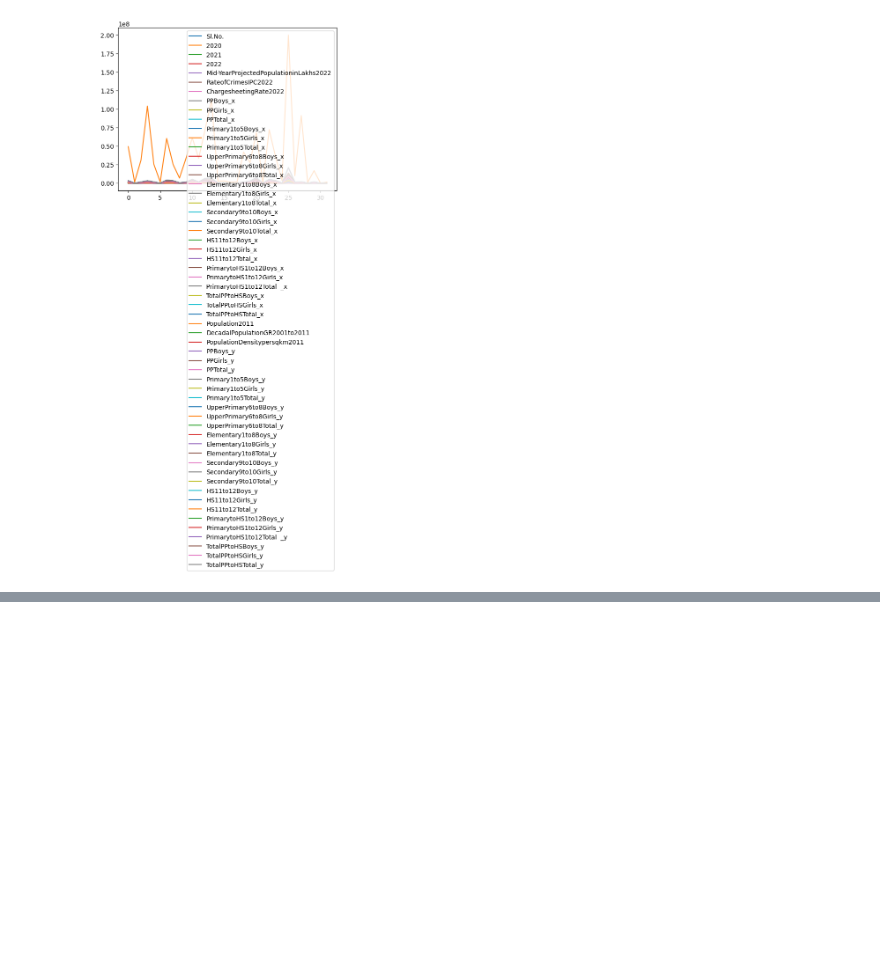
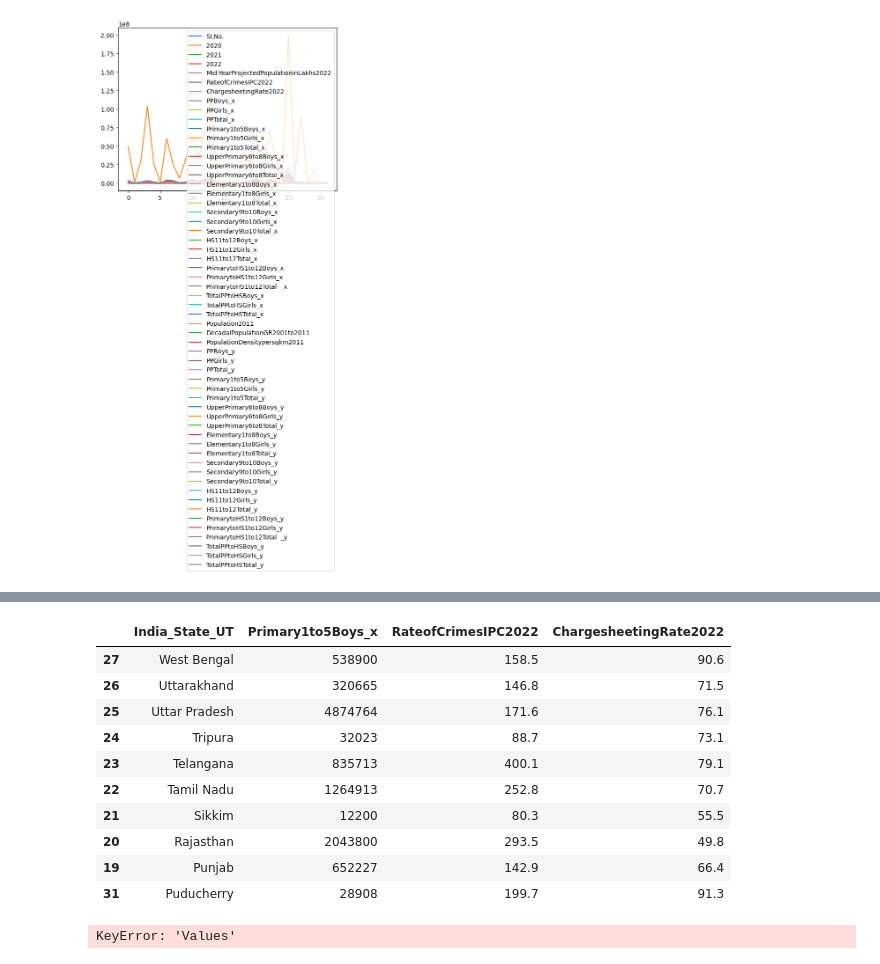
Before and after one commit to jyotithakur5357836-netizen/EDU_CRM_ANALYSIS, a Jupyter notebook: main.ipynb, the cells around one changed output, grey strips where cells are left out. Saved outputs shown, nothing was run; the diff lists cells and outputs as text; code cells hidden in the pictures; blank space fills up the shorter version.

```diff
--- a/main.ipynb
+++ b/main.ipynb
@@ -109,3 +183,27 @@ final_df.plot()
+# %%
+data_sorted = final_df.sort_values(['India_State_UT','Primary1to5Boys_x','RateofCrimesIPC2022' , 'ChargesheetingRate2022'], ascending=False)
+data_sorted[['India_State_UT','Primary1to5Boys_x','RateofCrimesIPC2022','ChargesheetingRate2022']].head(10)
+# %% [output]
+|  | India_State_UT | Primary1to5Boys_x | RateofCrimesIPC2022 | ChargesheetingRate2022 |
+| 27 | West Bengal | 538900 | 158.5 | 90.6 |
+| 26 | Uttarakhand | 320665 | 146.8 | 71.5 |
+| 25 | Uttar Pradesh | 4874764 | 171.6 | 76.1 |
+| 24 | Tripura | 32023 | 88.7 | 73.1 |
+| 23 | Telangana | 835713 | 400.1 | 79.1 |
+| 22 | Tamil Nadu | 1264913 | 252.8 | 70.7 |
+| 21 | Sikkim | 12200 | 80.3 | 55.5 |
+| 20 | Rajasthan | 2043800 | 293.5 | 49.8 |
+| 19 | Punjab | 652227 | 142.9 | 66.4 |
+| 31 | Puducherry | 28908 | 199.7 | 91.3 |
+# %%
+pivot_table = pd.pivot_table(
+    final_df,
+    values='Values',
+    index='Category',
+    aggfunc=np.sum
+)
+# %% [output]
+KeyError: 'Values'
 # %%
 '''one_col = df6['EnrolmentPrivateUnaidedRecognizedHigherSecondary1112Total']
 sec_col = df6['JuvenilesApprehendedTotalCol5']
```
Also changed, not shown: parts of 9 cells of this notebook.
